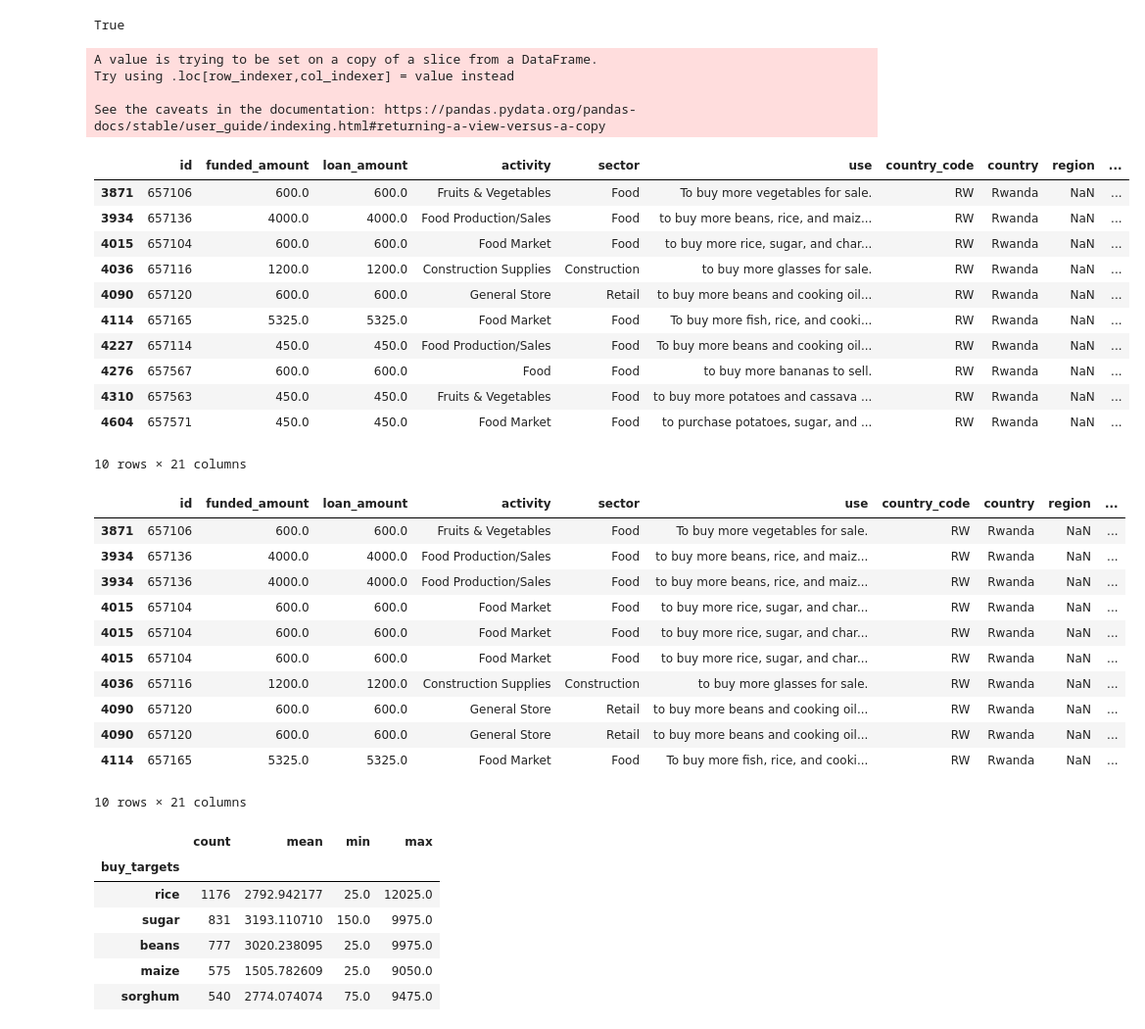
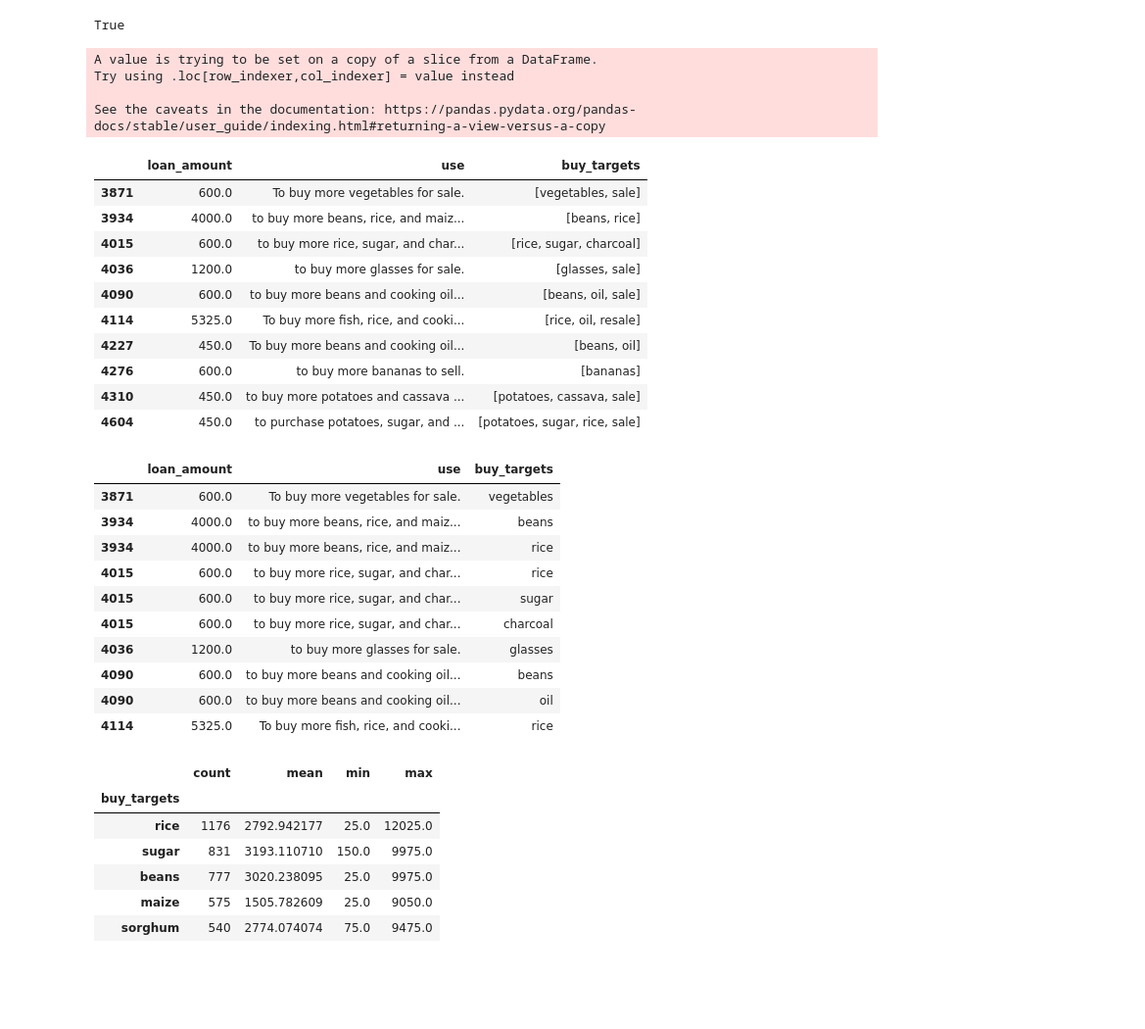
Before and after one commit to brian-seekar/Round_One, a Jupyter notebook: project.ipynb, the cells around one changed output. Shown at 98% size. Drawn from its saved outputs; the diff is of its cells as text; code cells hidden in the pictures; blank space fills up the shorter version.

```diff
--- a/project.ipynb
+++ b/project.ipynb
@@ -432,57 +432,55 @@ text_rwanda_data = rwanda_data.dropna(subset=['use'])
 # %%
 trigger_words = ['buy', 'purchase', 'pay']
 stop_words = set(stopwords.words('english'))
 
 def get_buy_targets(text):
     tokens = word_tokenize(str(text).lower())   # label every word with its Part of Speech
     tagged_tokens = pos_tag(tokens)             # only keep words that are NOUNS
 
 
     # look for the nouns that appear after trigger_words in the original sentence
     targets = [w for w, tag in tagged_tokens if tag.startswith('N') and w not in stop_words]
 
     if any(w in tokens for w in trigger_words):
          return targets
     else:
         return []
 
 text_rwanda_data['buy_targets'] = text_rwanda_data['use'].apply(get_buy_targets)
-text_rwanda_data.head(10)
+text_rwanda_data[['loan_amount', 'use', 'buy_targets']].head(10)
 # %% [output]
 A value is trying to be set on a copy of a slice from a DataFrame.
 Try using .loc[row_indexer,col_indexer] = value instead
 
 See the caveats in the documentation: https://pandas.pydata.org/pandas-docs/stable/user_guide/indexing.html#returning-a-view-versus-a-copy
-|  | id | funded_amount | loan_amount | activity | sector | use | country_code | country | region | ... |
-| 3871 | 657106 | 600.0 | 600.0 | Fruits & Vegetables | Food | To buy more vegetables for sale. | RW | Rwanda | NaN | ... |
-| 3934 | 657136 | 4000.0 | 4000.0 | Food Production/Sales | Food | to buy more beans, rice, and maiz... | RW | Rwanda | NaN | ... |
-| 4015 | 657104 | 600.0 | 600.0 | Food Market | Food | to buy more rice, sugar, and char... | RW | Rwanda | NaN | ... |
-| 4036 | 657116 | 1200.0 | 1200.0 | Construction Supplies | Construction | to buy more glasses for sale. | RW | Rwanda | NaN | ... |
-| 4090 | 657120 | 600.0 | 600.0 | General Store | Retail | to buy more beans and cooking oil... | RW | Rwanda | NaN | ... |
-| 4114 | 657165 | 5325.0 | 5325.0 | Food Market | Food | To buy more fish, rice, and cooki... | RW | Rwanda | NaN | ... |
-| 4227 | 657114 | 450.0 | 450.0 | Food Production/Sales | Food | To buy more beans and cooking oil... | RW | Rwanda | NaN | ... |
-| 4276 | 657567 | 600.0 | 600.0 | Food | Food | to buy more bananas to sell. | RW | Rwanda | NaN | ... |
-| 4310 | 657563 | 450.0 | 450.0 | Fruits & Vegetables | Food | to buy more potatoes and cassava ... | RW | Rwanda | NaN | ... |
-| 4604 | 657571 | 450.0 | 450.0 | Food Market | Food | to purchase potatoes, sugar, and ... | RW | Rwanda | NaN | ... |
+|  | loan_amount | use | buy_targets |
+| 3871 | 600.0 | To buy more vegetables for sale. | [vegetables, sale] |
+| 3934 | 4000.0 | to buy more beans, rice, and maiz... | [beans, rice] |
+| 4015 | 600.0 | to buy more rice, sugar, and char... | [rice, sugar, charcoal] |
+| 4036 | 1200.0 | to buy more glasses for sale. | [glasses, sale] |
+| 4090 | 600.0 | to buy more beans and cooking oil... | [beans, oil, sale] |
+| 4114 | 5325.0 | To buy more fish, rice, and cooki... | [rice, oil, resale] |
+| 4227 | 450.0 | To buy more beans and cooking oil... | [beans, oil] |
+| 4276 | 600.0 | to buy more bananas to sell. | [bananas] |
+| 4310 | 450.0 | to buy more potatoes and cassava ... | [potatoes, cassava, sale] |
+| 4604 | 450.0 | to purchase potatoes, sugar, and ... | [potatoes, sugar, rice, sale] |
-10 rows × 21 columns
 # %%
 exploded_text = text_rwanda_data.explode('buy_targets').dropna(subset=['buy_targets'])
 bad_targets = ['sale', 'sell', 'maise'] # more efficient; don't have to rerun NLTK function on the whole dataset; just filter my results.
 exploded_text = exploded_text[~exploded_text.buy_targets.isin(bad_targets)]
-exploded_text.head(10)
+exploded_text[['loan_amount', 'use', 'buy_targets']].head(10)
 # %% [output]
-|  | id | funded_amount | loan_amount | activity | sector | use | country_code | country | region | ... |
-| 3871 | 657106 | 600.0 | 600.0 | Fruits & Vegetables | Food | To buy more vegetables for sale. | RW | Rwanda | NaN | ... |
-| 3934 | 657136 | 4000.0 | 4000.0 | Food Production/Sales | Food | to buy more beans, rice, and maiz... | RW | Rwanda | NaN | ... |
-| 3934 | 657136 | 4000.0 | 4000.0 | Food Production/Sales | Food | to buy more beans, rice, and maiz... | RW | Rwanda | NaN | ... |
-| 4015 | 657104 | 600.0 | 600.0 | Food Market | Food | to buy more rice, sugar, and char... | RW | Rwanda | NaN | ... |
-| 4015 | 657104 | 600.0 | 600.0 | Food Market | Food | to buy more rice, sugar, and char... | RW | Rwanda | NaN | ... |
-| 4015 | 657104 | 600.0 | 600.0 | Food Market | Food | to buy more rice, sugar, and char... | RW | Rwanda | NaN | ... |
-| 4036 | 657116 | 1200.0 | 1200.0 | Construction Supplies | Construction | to buy more glasses for sale. | RW | Rwanda | NaN | ... |
-| 4090 | 657120 | 600.0 | 600.0 | General Store | Retail | to buy more beans and cooking oil... | RW | Rwanda | NaN | ... |
-| 4090 | 657120 | 600.0 | 600.0 | General Store | Retail | to buy more beans and cooking oil... | RW | Rwanda | NaN | ... |
-| 4114 | 657165 | 5325.0 | 5325.0 | Food Market | Food | To buy more fish, rice, and cooki... | RW | Rwanda | NaN | ... |
+|  | loan_amount | use | buy_targets |
+| 3871 | 600.0 | To buy more vegetables for sale. | vegetables |
+| 3934 | 4000.0 | to buy more beans, rice, and maiz... | beans |
+| 3934 | 4000.0 | to buy more beans, rice, and maiz... | rice |
+| 4015 | 600.0 | to buy more rice, sugar, and char... | rice |
+| 4015 | 600.0 | to buy more rice, sugar, and char... | sugar |
+| 4015 | 600.0 | to buy more rice, sugar, and char... | charcoal |
+| 4036 | 1200.0 | to buy more glasses for sale. | glasses |
+| 4090 | 600.0 | to buy more beans and cooking oil... | beans |
+| 4090 | 600.0 | to buy more beans and cooking oil... | oil |
+| 4114 | 5325.0 | To buy more fish, rice, and cooki... | rice |
-10 rows × 21 columns
 # %%
 # accurate but not necessarily robust; typos; irrelevant values still made it through
 # and different words representing the same categories e.g. motorcycle, motorbike, bike
```
